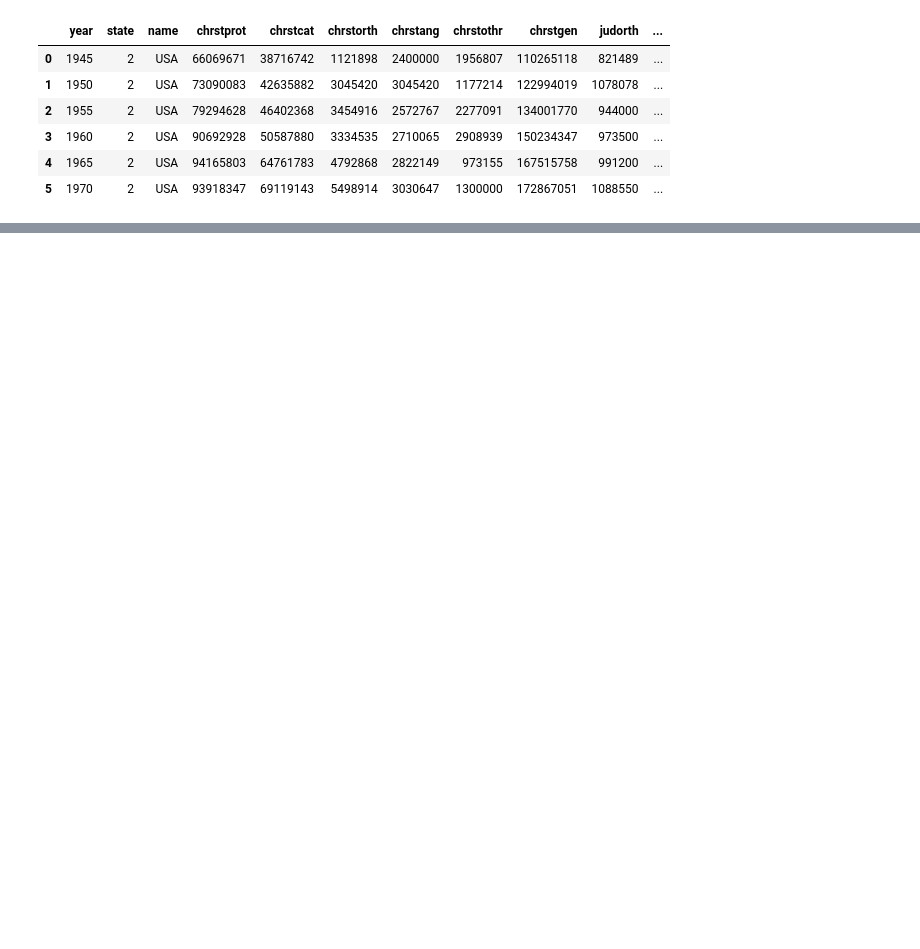
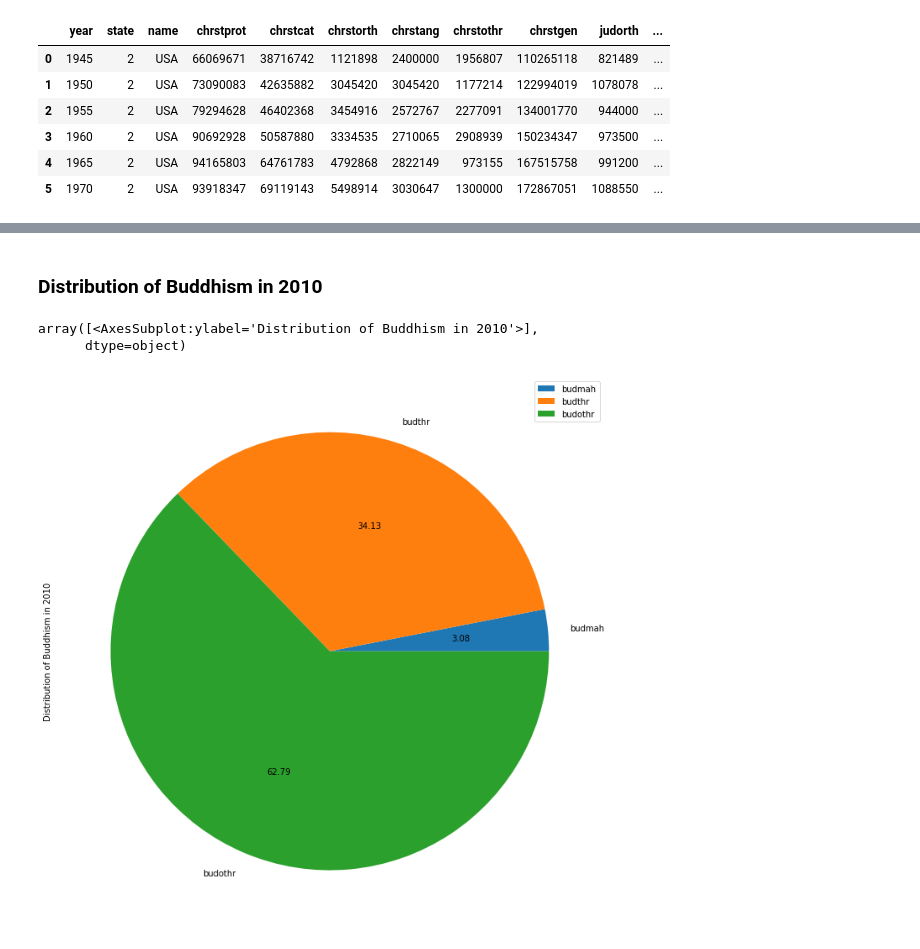
Before and after one commit to saberzero1/world-religion-data-visualization, a Jupyter notebook: index.ipynb, the cells around one changed output, grey strips where cells are left out. Saved outputs shown, nothing was run; the diff lists cells and outputs as text; code cells hidden in the pictures; blank space fills up the shorter version.

```diff
--- a/index.ipynb
+++ b/index.ipynb
@@ -71,0 +112,8 @@ regional_stats.head(6).style
+# %% [markdown]
+### Distribution of Buddhism in 2010
+# %%
+global_all_buddhism.plot.pie(subplots=True,figsize=(12,12),autopct="%.2F",legend=True)
+# %% [output]
+array([<AxesSubplot:ylabel='Distribution of Buddhism in 2010'>],
+      dtype=object)
+[figure, added]
```
Also changed, not shown: parts of 15 cells of this notebook, 3 other files.
